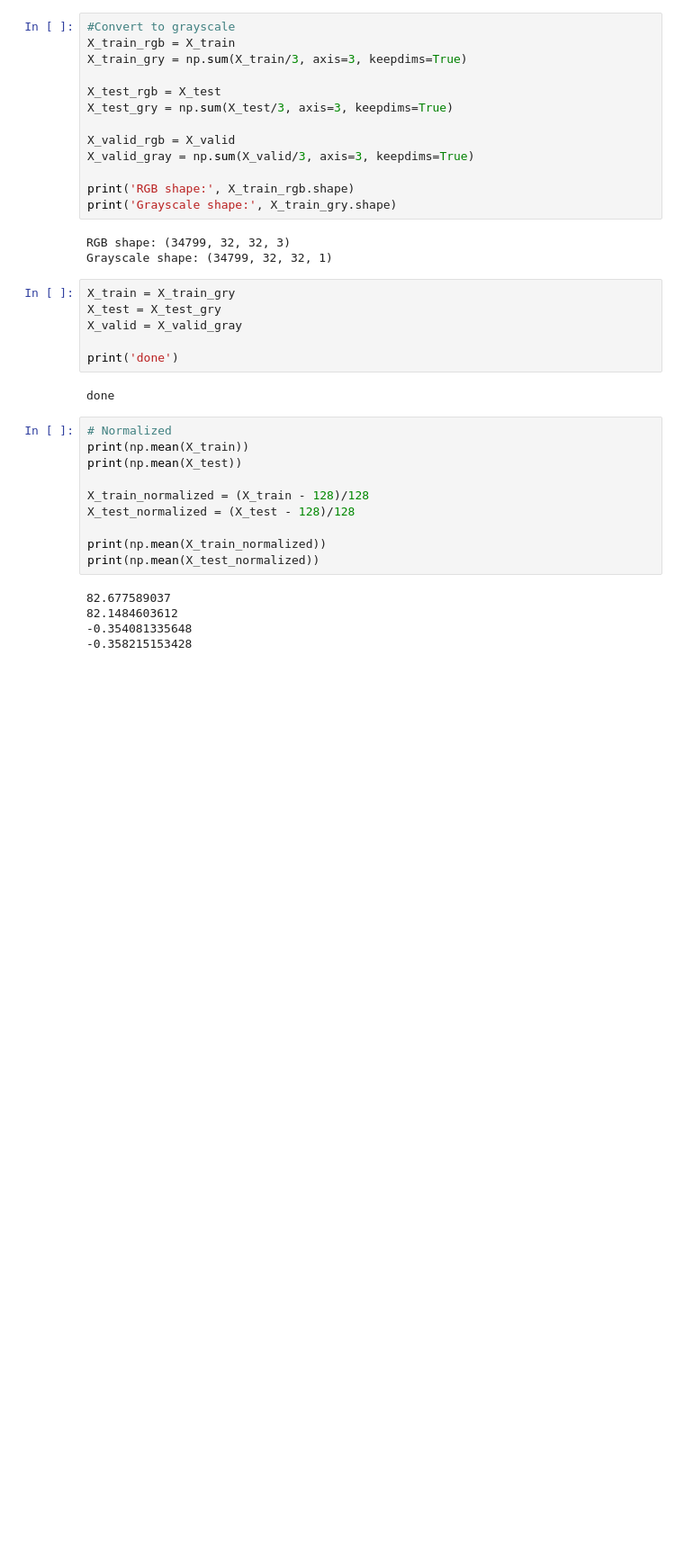
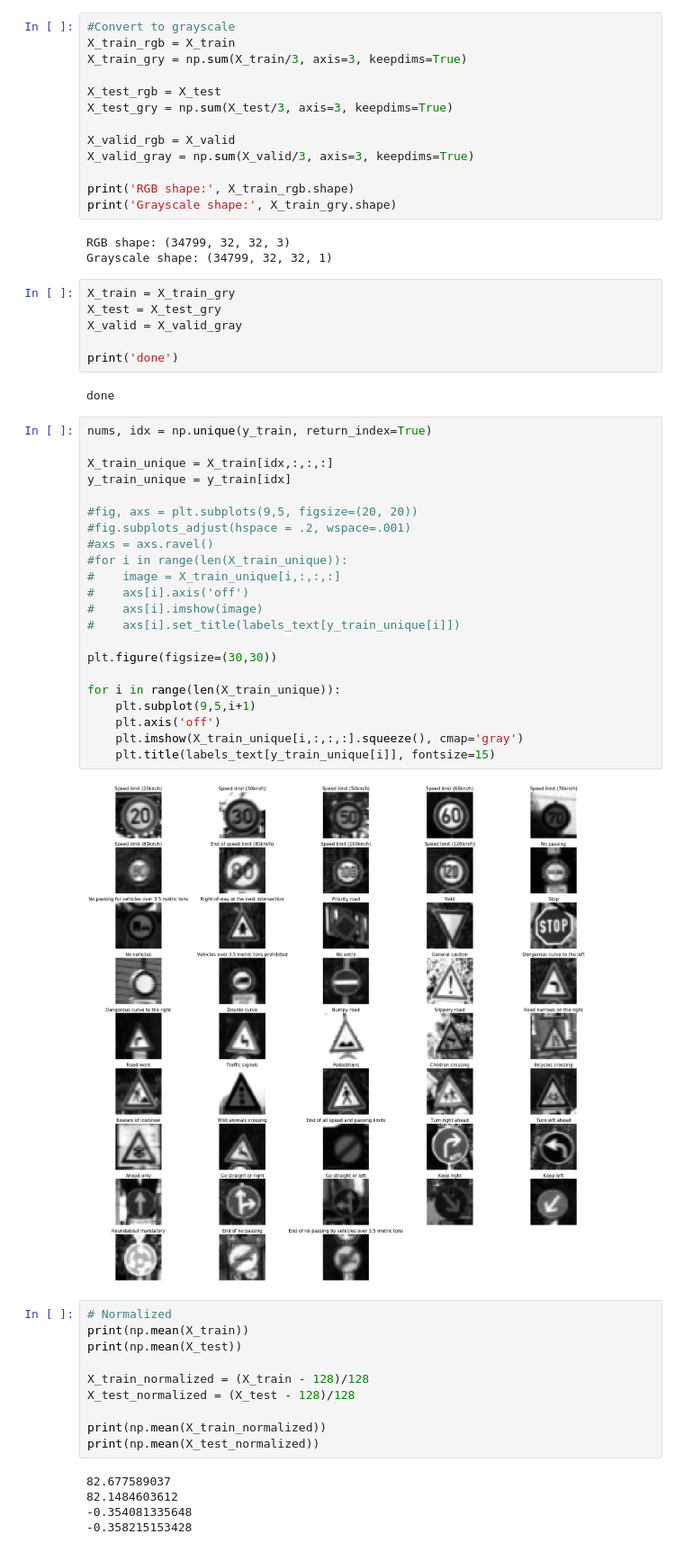
Before and after one commit to seekdestiny/udacity-CarND, a Jupyter notebook: CarND-Traffic-Sign-Classifier-Project/Traffic_Sign_Classifier.ipynb, the cells around one changed output. Shown at 90% size. Drawn from its saved outputs; the diff is of its cells as text; blank space fills up the shorter version.

```diff
--- a/CarND-Traffic-Sign-Classifier-Project/Traffic_Sign_Classifier.ipynb
+++ b/CarND-Traffic-Sign-Classifier-Project/Traffic_Sign_Classifier.ipynb
@@ -249,6 +249,30 @@ X_valid = X_valid_gray
 print('done')
 # %% [output]
 done
+# %%
+nums, idx = np.unique(y_train, return_index=True)
+
+X_train_unique = X_train[idx,:,:,:]
+y_train_unique = y_train[idx]
+
+#fig, axs = plt.subplots(9,5, figsize=(20, 20))
+#fig.subplots_adjust(hspace = .2, wspace=.001)
+#axs = axs.ravel()
+#for i in range(len(X_train_unique)):
+#    image = X_train_unique[i,:,:,:]
+#    axs[i].axis('off')
+#    axs[i].imshow(image)
+#    axs[i].set_title(labels_text[y_train_unique[i]])
+
+plt.figure(figsize=(30,30))
+
+for i in range(len(X_train_unique)):
+    plt.subplot(9,5,i+1)
+    plt.axis('off')
+    plt.imshow(X_train_unique[i,:,:,:].squeeze(), cmap='gray')
+    plt.title(labels_text[y_train_unique[i]], fontsize=15)
+# %% [output]
+[figure, added]
 # %%
 # Normalized
 print(np.mean(X_train))
```
Also changed, not shown: parts of 3 cells of this notebook, 3 other files.
